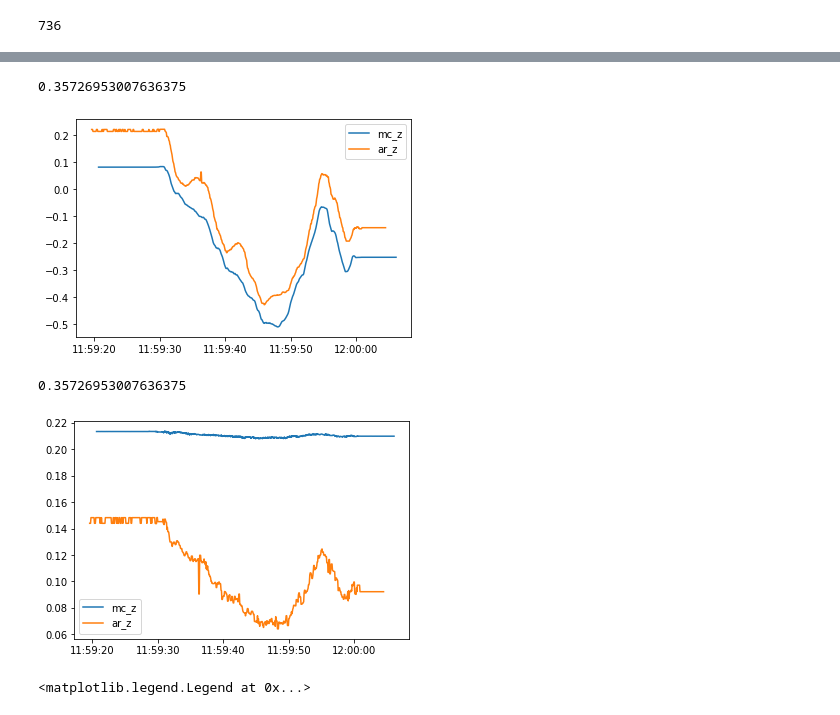
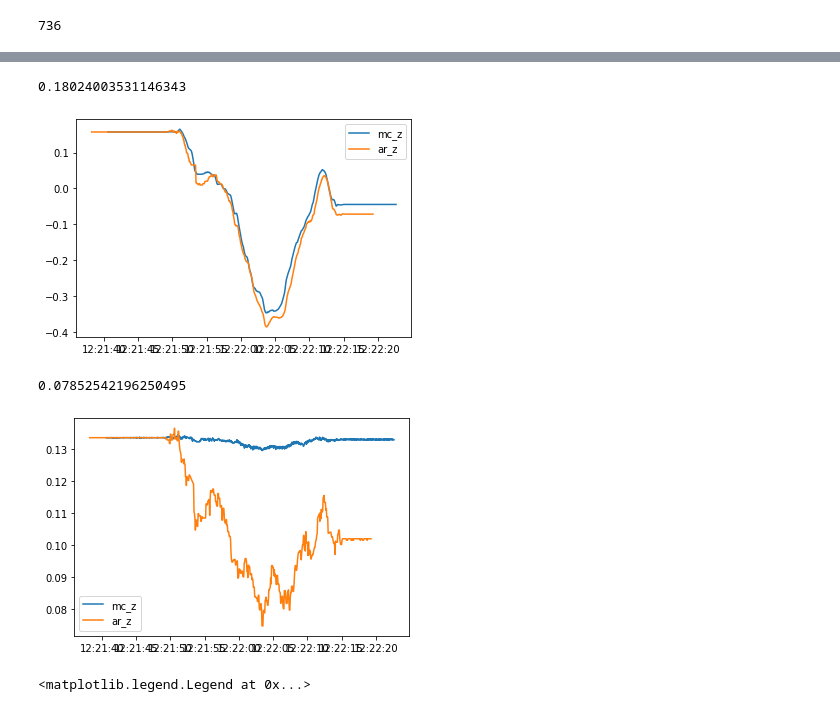
Before and after one commit to SujithChristopher/skateboard_gui, a Jupyter notebook: ipy_notebooks/all_data_comparision.ipynb, the cells around one changed output, grey strips where cells are left out. Saved outputs shown, nothing was run; the diff lists cells and outputs as text; code cells hidden in the pictures.

```diff
--- a/ipy_notebooks/all_data_comparision.ipynb
+++ b/ipy_notebooks/all_data_comparision.ipynb
@@ -58,7 +58,7 @@ yRes
 736
 # %%
 """ importing l frame data """
-calib_file = open("new_l_frame4.pickle", "rb")
+calib_file = open("new_l_frame5.pickle", "rb")
 calib_img = pickle.load(calib_file)
 calib_file.close()
 plt.imshow(calib_img)
@@ -85,9 +85,9 @@ Idx: 10 - xvector
 print(ids)
 zvec = translation_vector[0][0]
 zvec = np.reshape(zvec, (3, 1))
-org = translation_vector[2][0]
+org = translation_vector[1][0]
 org = np.reshape(org, (3, 1))
-xvec = translation_vector[1][0]
+xvec = translation_vector[2][0]
 xvec = np.reshape(xvec, (3, 1))
 
 
@@ -122,6 +122,7 @@ _data_pth = r"C:\Users\CMC\Dropbox\mira\mira_vellore\splitVideos\ARUCXXXXMARKU01
 _data_pth = r"C:\Users\CMC\Dropbox\mira\mira_vellore\splitVideos\ARUCXXXXMARKU010120000000XXXXXXXXX\Session 29-07-22_11-19-22_135" # session 9 test 3, with previous lframe :4
 _data_pth = r"C:\Users\CMC\Dropbox\mira\mira_vellore\splitVideos\ARUCXXXXMARKU010120000000XXXXXXXXX\Session 29-07-22_11-23-16_716" # session 9 test 4, with previous lframe :4
 _data_pth = r"C:\Users\CMC\Dropbox\mira\mira_vellore\splitVideos\ARUCXXXXMARKU010120000000XXXXXXXXX\Session 29-07-22_11-58-34_108" # session 9 test 5, with previous lframe :4
+_data_pth = r"C:\Users\CMC\Dropbox\mira\mira_vellore\splitVideos\ARUCXXXXMARKU010120000000XXXXXXXXX\Session 29-07-22_12-20-49_262" # session 9 test 6, lframe :4
 
 df = get_ar_pose_data(_data_pth, cameraMatrix, distCoeffs, process_raw=True)
 df = add_time_col(df,  _data_pth)
@@ -173,6 +174,6 @@ plt.legend()
 # %%
 """ getting mc df"""
-mc_df, mt_t = read_df_csv("ar_s9_t5.csv")
+mc_df, mt_t = read_df_csv("ar_s9_t6.csv")
 
 mc_df = add_datetime_col(mc_df, mt_t, "seconds")
 
@@ -215,23 +216,23 @@ print(diff)
 # %%
-# diff = _ctr_x[0]-ar_df["x"][0]*-1
+diff = _ctr_x[0]-ar_df["x"][0]*-1
 
-plt.plot(mc_df["time"], mc_df["top_right_x"]-diff, label="mc_z")
+plt.plot(mc_df["time"], _ctr_x-diff, label="mc_z")
 plt.plot(ar_df["time"], -1*ar_df["x"].interpolate().rolling(3).median(), label="ar_z")
 plt.legend()
 print(diff)
 # %% [output]
-0.35726953007636375
+0.18024003531146343
-[figure, old version]
+[figure, new version]
 # %%
-diff = _ctr_y[0]-ar_df["y"][0]*-1
+diff = _ctr_y[0]-ar_df["y"][0]
 
-plt.plot(mc_df["time"], _ctr_y, label="mc_z")
+plt.plot(mc_df["time"], _ctr_y - diff, label="mc_z")
 plt.plot(ar_df["time"], ar_df["y"].interpolate().rolling(3).median(), label="ar_z")
 plt.legend()
 print(diff)
 # %% [output]
-0.35726953007636375
+0.07852542196250495
-[figure, old version]
+[figure, new version]
 # %%
 """reading wheels data"""
 _csv_pth = os.path.join(_data_pth, "imu01.csv")
```
Also changed, not shown: parts of 8 cells of this notebook, 6 other files.
